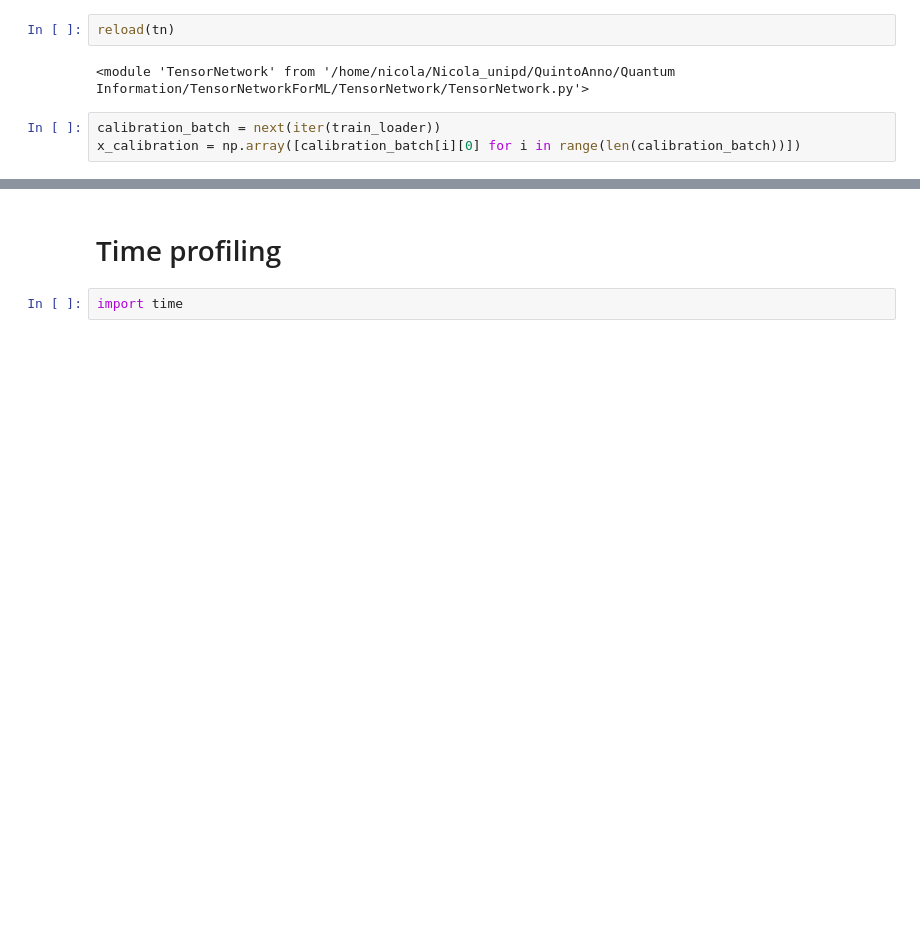
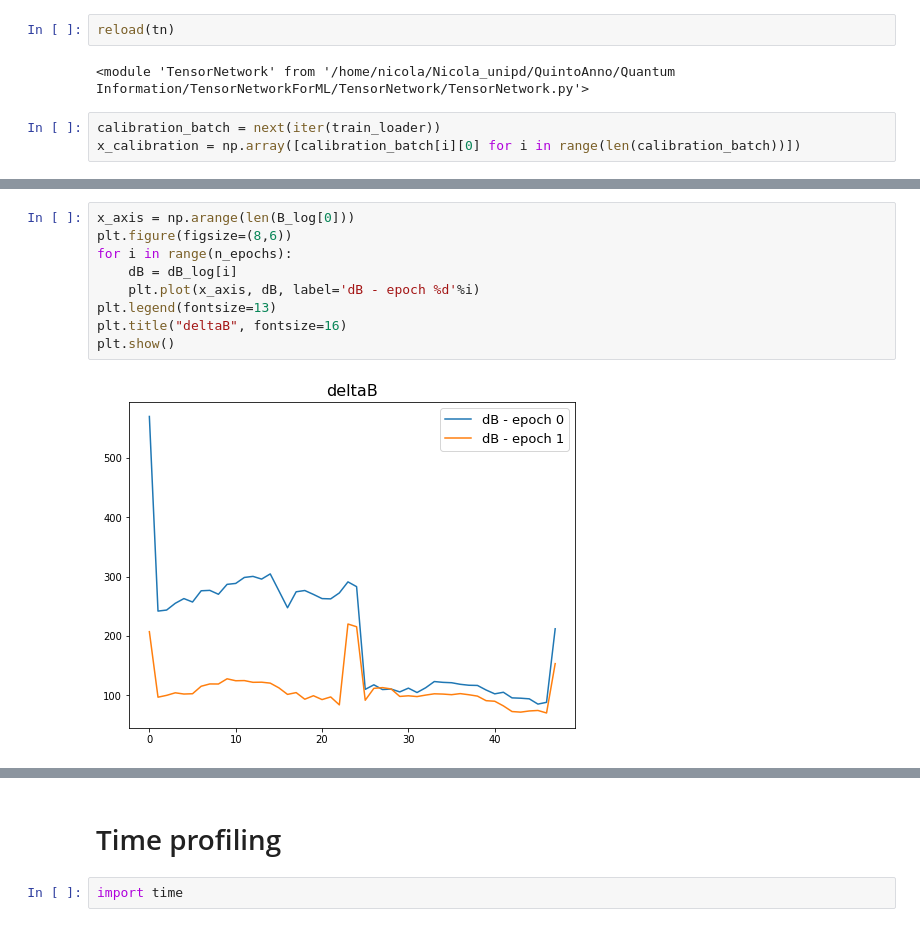
Before and after one commit to mango915/TensorNetworkForML, a Jupyter notebook: TensorNetwork/tn_test.ipynb, the cells around one changed output, grey strips where cells are left out. Cells and saved outputs as stored; diff of their text form; blank space fills up the shorter version.

```diff
--- a/TensorNetwork/tn_test.ipynb
+++ b/TensorNetwork/tn_test.ipynb
@@ -102,0 +136,11 @@ KeyboardInterrupt:
+# %%
+x_axis = np.arange(len(B_log[0]))
+plt.figure(figsize=(8,6))
+for i in range(n_epochs):
+    dB = dB_log[i]
+    plt.plot(x_axis, dB, label='dB - epoch %d'%i)
+plt.legend(fontsize=13)
+plt.title("deltaB", fontsize=16)
+plt.show()
+# %% [output]
+[figure, added]
```
Also changed, not shown: parts of 43 cells of this notebook, 3 other files.
